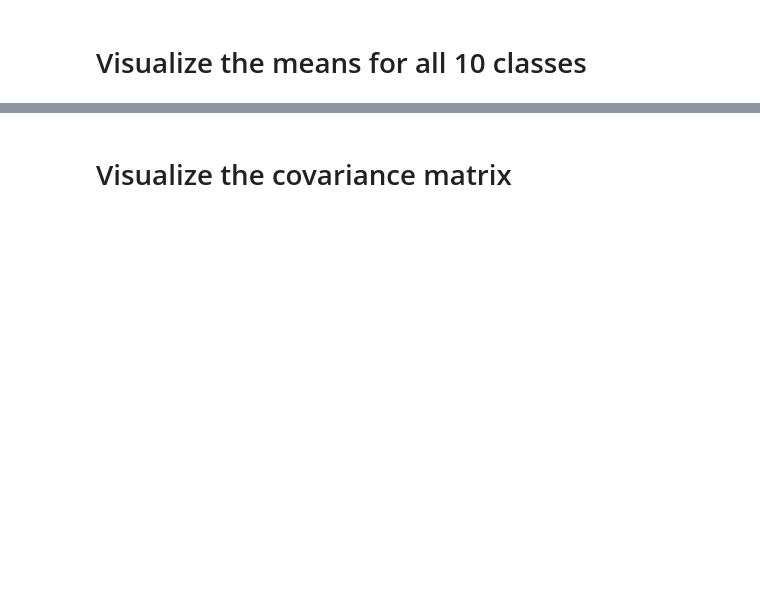
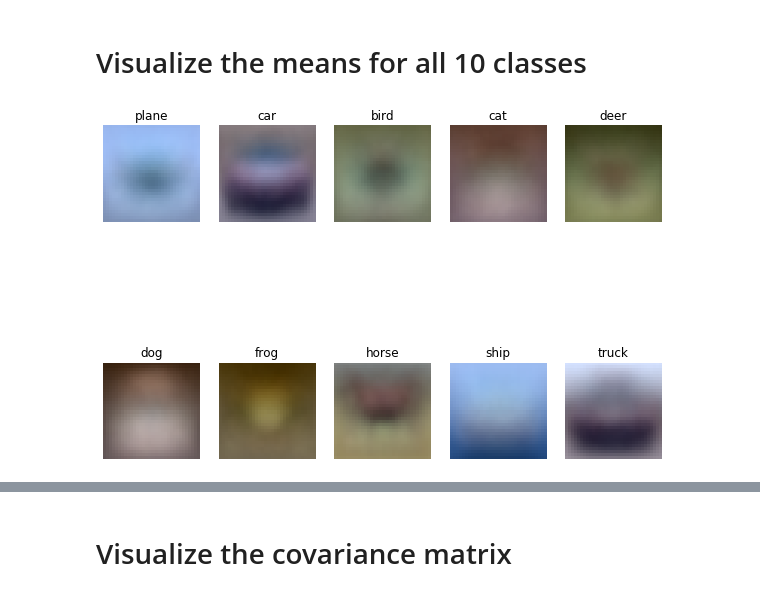
Before and after one commit to JavisDaDa/Statistical-ML, a Jupyter notebook: hw3/gda_cifar10.ipynb, the cells around one changed output, grey strips where cells are left out. Saved outputs shown, nothing was run; the diff lists cells and outputs as text; code cells hidden in the pictures; blank space fills up the shorter version.

```diff
--- a/hw3/gda_cifar10.ipynb
+++ b/hw3/gda_cifar10.ipynb
@@ -39,0 +40,3 @@ class GDA():
+# %%
+qda = QuadraticDiscriminantAnalysis(store_covariance=True)
+qda.fit(X_train, y_train)
@@ -53,0 +94,19 @@ print (confusion_matrix(y_test,y_test_pred))
+# %%
+theta = qda.means_[:,1:] # strip out the bias term
+theta = theta.reshape(10, 32, 32, 3)
+
+theta_min, theta_max = np.min(theta), np.max(theta)
+
+classes = ['plane', 'car', 'bird', 'cat', 'deer', 'dog', 'frog', 'horse', 'ship', 'truck']
+for i in range(10):
+  plt.subplot(2, 5, i + 1)
+
+  # Rescale the weights to be between 0 and 255
+  thetaimg = 255.0 * (theta[i].squeeze() - theta_min) / (theta_max - theta_min)
+  plt.imshow(thetaimg.astype('uint8'))
+  plt.axis('off')
+  plt.title(classes[i])
+plt.savefig('QDAmeans.png')
+plt.show()
+# %% [output]
+[figure, added]
```
Also changed, not shown: parts of 12 cells of this notebook, 7 other files.
